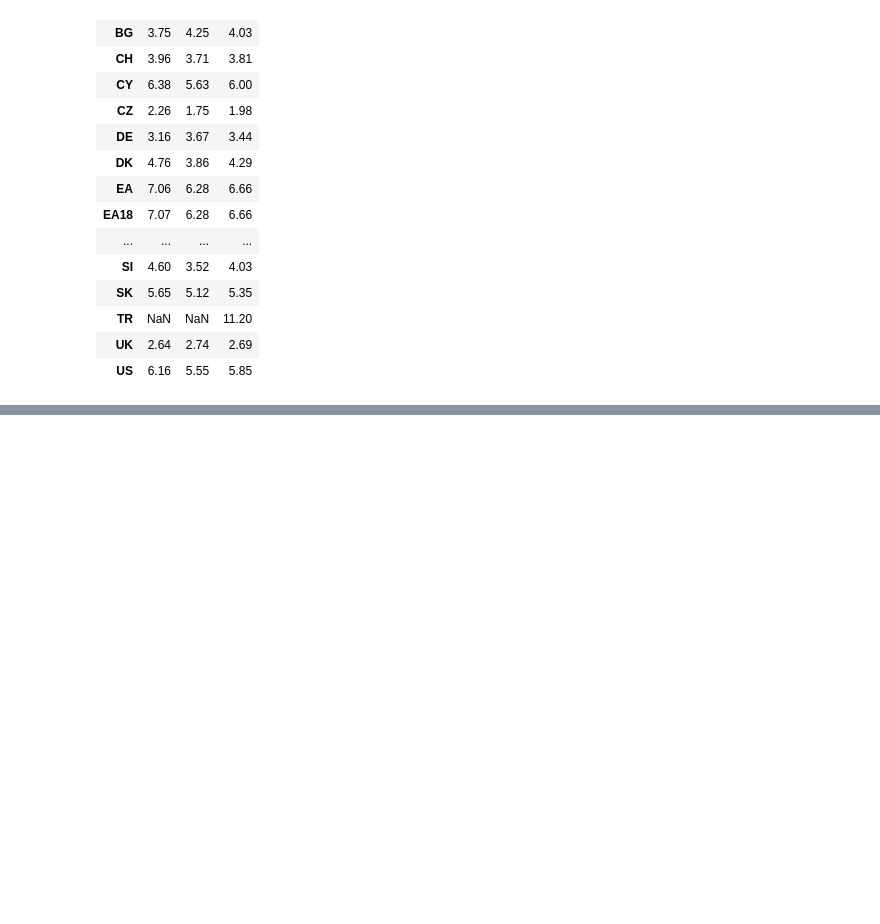
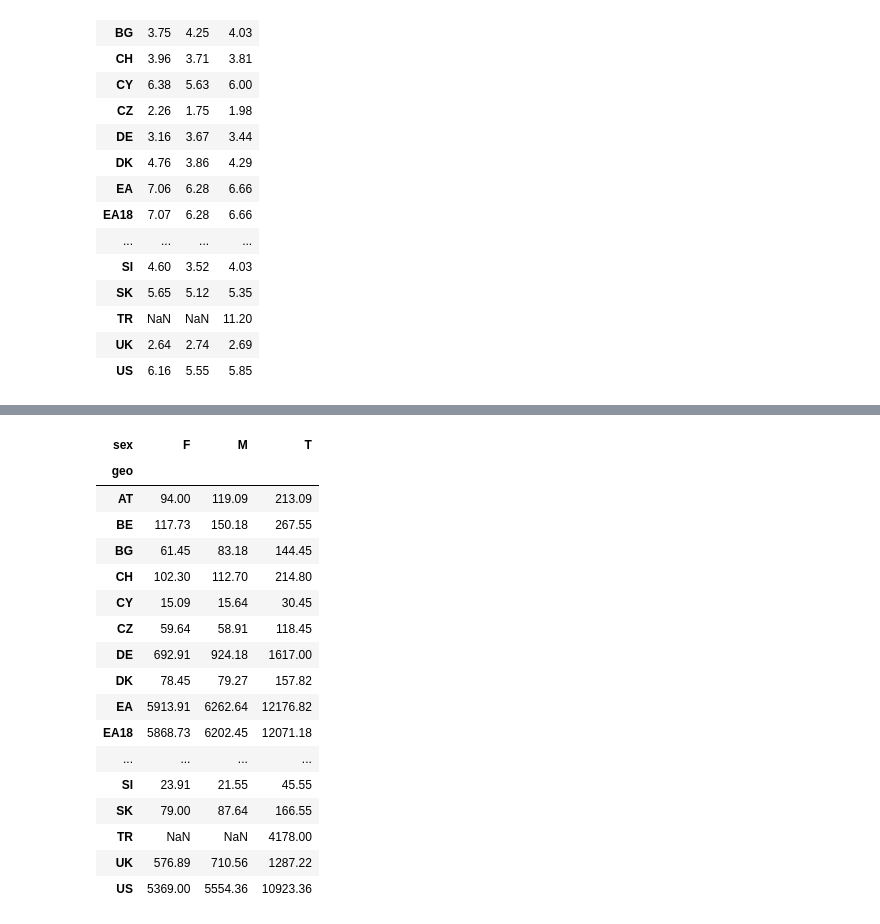
Before and after one commit to Malonk/unemployment_stats, a Jupyter notebook: notebooks/filter_for_sex.ipynb, the cells around one changed output, grey strips where cells are left out. Cells and saved outputs as stored; diff of their text form; code cells hidden in the pictures; blank space fills up the shorter version.

```diff
--- a/notebooks/filter_for_sex.ipynb
+++ b/notebooks/filter_for_sex.ipynb
@@ -59,0 +78,26 @@ df
+# %%
+abs_df["mean"] = abs_df[abs_df.columns[2:]].mean(axis=1)
+abs_df = (abs_df
+         .drop(columns=t.columns[2:-1])
+         .pivot(index="geo", columns="sex", values="mean")
+         .round(2))
+abs_df
+# %% [output]
+| sex | F | M | T |
+| geo |  |  |  |
+| AT | 94.00 | 119.09 | 213.09 |
+| BE | 117.73 | 150.18 | 267.55 |
+| BG | 61.45 | 83.18 | 144.45 |
+| CH | 102.30 | 112.70 | 214.80 |
+| CY | 15.09 | 15.64 | 30.45 |
+| CZ | 59.64 | 58.91 | 118.45 |
+| DE | 692.91 | 924.18 | 1617.00 |
+| DK | 78.45 | 79.27 | 157.82 |
+| EA | 5913.91 | 6262.64 | 12176.82 |
+| EA18 | 5868.73 | 6202.45 | 12071.18 |
+| ... | ... | ... | ... |
+| SI | 23.91 | 21.55 | 45.55 |
+| SK | 79.00 | 87.64 | 166.55 |
+| TR | NaN | NaN | 4178.00 |
+| UK | 576.89 | 710.56 | 1287.22 |
+| US | 5369.00 | 5554.36 | 10923.36 |
```
Also changed, not shown: parts of 5 cells of this notebook.
